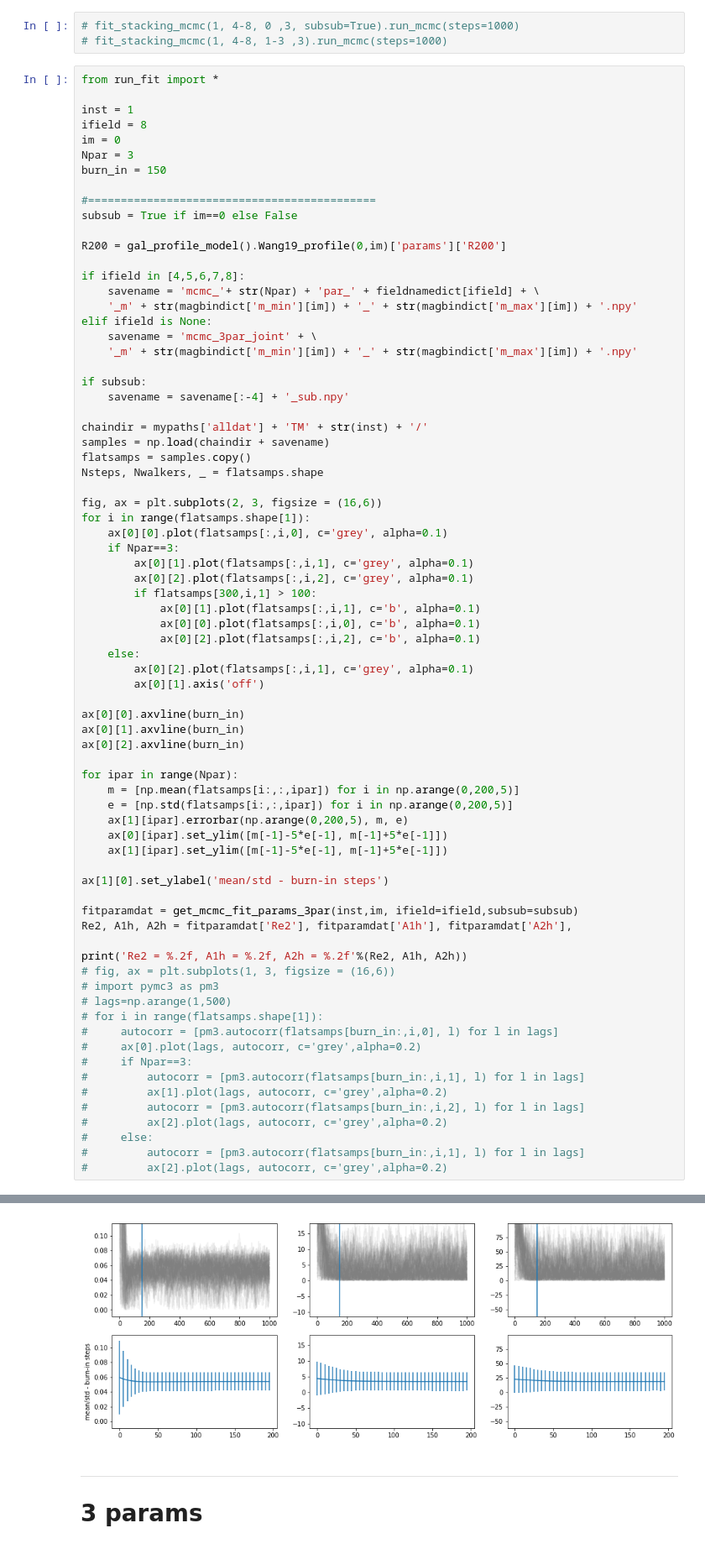
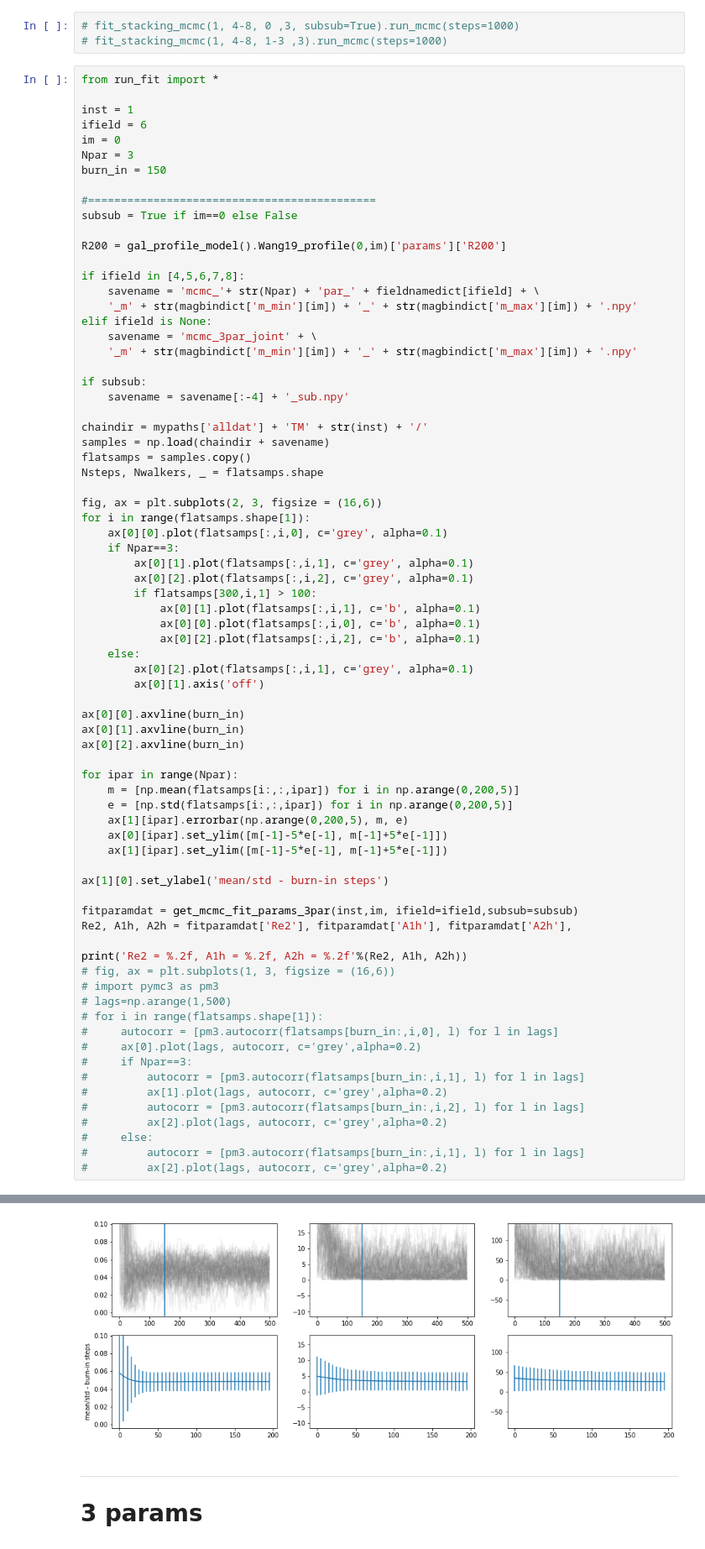
Before and after one commit to yuntingcheng/python_ciber, a Jupyter notebook: stack_modelfit/mcmc.ipynb, the cells around one changed output, grey strips where cells are left out. Shown at 84% size. Saved outputs shown, nothing was run; the diff lists cells and outputs as text.

```diff
--- a/stack_modelfit/mcmc.ipynb
+++ b/stack_modelfit/mcmc.ipynb
@@ -39,7 +39,7 @@
 from run_fit import *
 
 inst = 1
-ifield = 8
+ifield = 6
 im = 0
 Npar = 3
 burn_in = 150
@@ -114,4 +114,4 @@ Re2 = 5.63, A1h = 0.19, A2h = 0.41
-[figure, old version]
+[figure, new version]
 # %% [markdown]
 ***
 # 3 params
```
Also changed, not shown: parts of 2 cells of this notebook, 4 other files.
